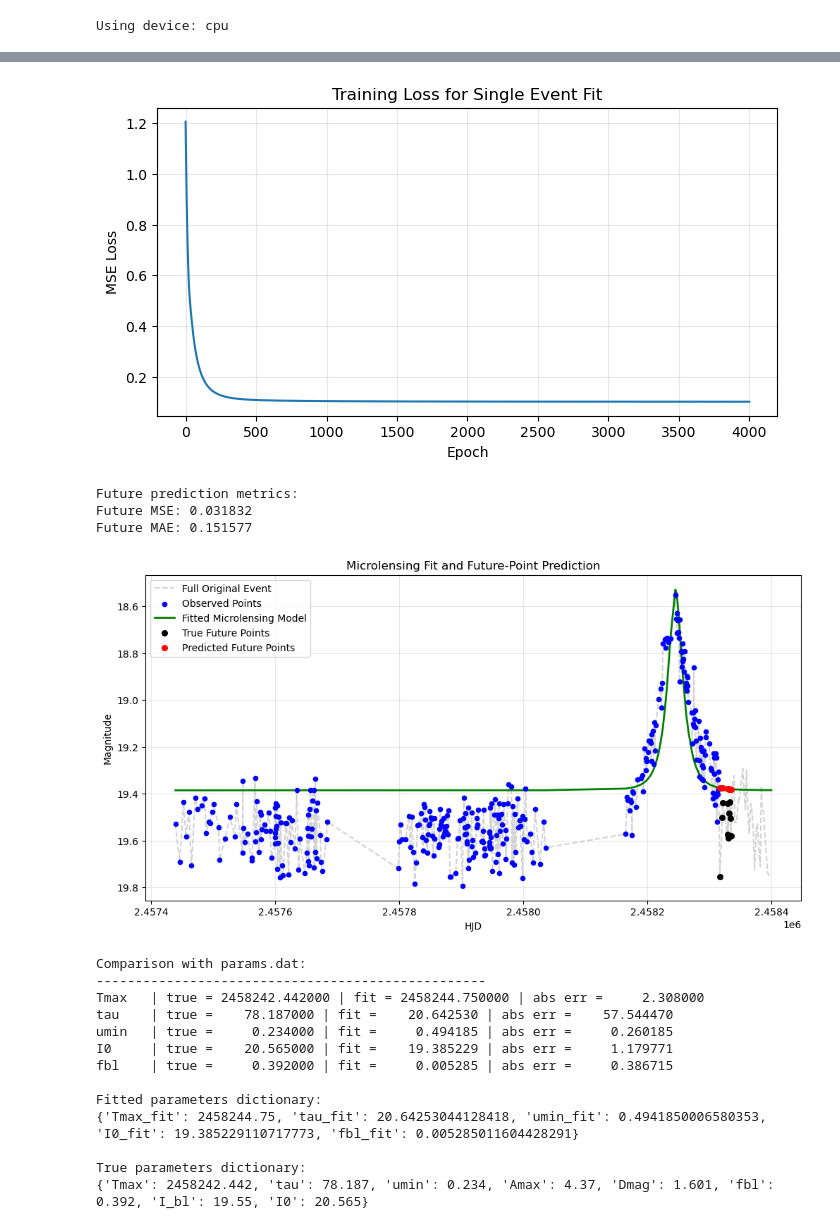
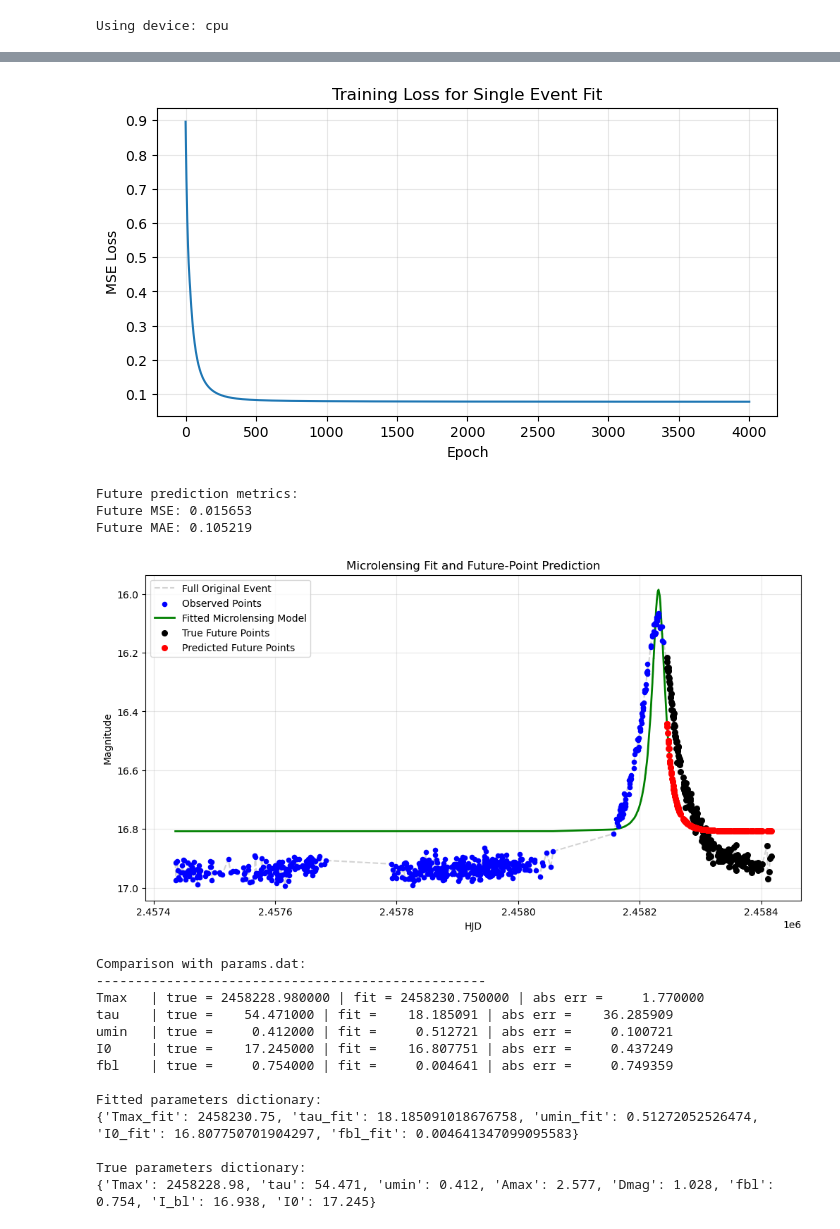
Before and after one commit to skyexu100/LIGHT, a Jupyter notebook: ulab_model.ipynb, the cells around one changed output, grey strips where cells are left out. Drawn from its saved outputs; the diff is of its cells as text; code cells hidden in the pictures.

Commit message:
Update ulab_model

```diff
--- a/ulab_model.ipynb
+++ b/ulab_model.ipynb
@@ -547,18 +598,32 @@ def compare_with_true_params(fitted_params, params_file):
 # =========================
 # 7. Run one complete example
 # =========================
-
+'''
 # Choose one light curve file
-example_file = "/Users/skyxu/Downloads/curve_2018_0544.dat"
+example_file = "/Users/skyxu/Downloads/curve_2024_009.dat"
 print("Example light curve file:", example_file)
 
 # Matching params.dat file
-params_file = "/Users/skyxu/Downloads/params_2018_0544.dat"
+params_file = "/Users/skyxu/Downloads/params_2024_009.dat"
 print("Params file:", params_file)
 
 # Prepare one event
 event_dict = prepare_single_event(example_file)
+'''
+# Observed cutoff data (already cut, do NOT cut again)
+cutoff_file = "/Users/skyxu/Downloads/curve_2018_0199_cutoff.dat"
+print("Cutoff file:", cutoff_file)
 
+# Full light curve (contains true future points after cutoff)
+full_file = "/Users/skyxu/Downloads/curve_2018_0199.dat"
+print("Full file:", full_file)
+
+# Params file for later comparison
+params_file = "/Users/skyxu/Downloads//params_2018_0199.dat"
+print("Params file:", params_file)
+
+# Prepare one event
+event_dict = prepare_single_event(cutoff_file, full_file)
 print("\nEvent summary:")
 print("Total points:   ", len(event_dict["t_all"]))
 print("Observed points:", len(event_dict["t_obs"]))
@@ -583,7 +648,7 @@ plt.grid(True, alpha=0.3)
 plt.show()
 
 # Evaluate future prediction
-metrics = evaluate_and_plot_event(model, event_dict, n_future_plot=10)
+metrics = evaluate_and_plot_event(model, event_dict, n_future_plot=None)
 
 # Compare fitted params with true params file
 true_params = compare_with_true_params(fitted_params, params_file)
@@ -614,18 +680,18 @@ Epoch 4000 | Loss = 0.101986 | t0 = 2458244.750, tE = 20.643, u0 = 0.494, I0 = 1
-[figure, old version]
+[figure, new version]
 Future prediction metrics:
-Future MSE: 0.031832
-Future MAE: 0.151577
+Future MSE: 0.015653
+Future MAE: 0.105219
-[figure, old version]
+[figure, new version]
 Comparison with params.dat:
 --------------------------------------------------
-Tmax   | true = 2458242.442000 | fit = 2458244.750000 | abs err =     2.308000
-tau    | true =    78.187000 | fit =    20.642530 | abs err =    57.544470
-umin   | true =     0.234000 | fit =     0.494185 | abs err =     0.260185
-I0     | true =    20.565000 | fit =    19.385229 | abs err =     1.179771
-fbl    | true =     0.392000 | fit =     0.005285 | abs err =     0.386715
+Tmax   | true = 2458228.980000 | fit = 2458230.750000 | abs err =     1.770000
+tau    | true =    54.471000 | fit =    18.185091 | abs err =    36.285909
+umin   | true =     0.412000 | fit =     0.512721 | abs err =     0.100721
+I0     | true =    17.245000 | fit =    16.807751 | abs err =     0.437249
+fbl    | true =     0.754000 | fit =     0.004641 | abs err =     0.749359
 
 Fitted parameters dictionary:
-{'Tmax_fit': 2458244.75, 'tau_fit': 20.64253044128418, 'umin_fit': 0.4941850006580353, 'I0_fit': 19.385229110717773, 'fbl_fit': 0.005285011604428291}
+{'Tmax_fit': 2458230.75, 'tau_fit': 18.185091018676758, 'umin_fit': 0.51272052526474, 'I0_fit': 16.807750701904297, 'fbl_fit': 0.004641347099095583}
 
 True parameters dictionary:
-{'Tmax': 2458242.442, 'tau': 78.187, 'umin': 0.234, 'Amax': 4.37, 'Dmag': 1.601, 'fbl': 0.392, 'I_bl': 19.55, 'I0': 20.565}
+{'Tmax': 2458228.98, 'tau': 54.471, 'umin': 0.412, 'Amax': 2.577, 'Dmag': 1.028, 'fbl': 0.754, 'I_bl': 16.938, 'I0': 17.245}
```
Also changed, not shown: parts of 3 cells of this notebook.
